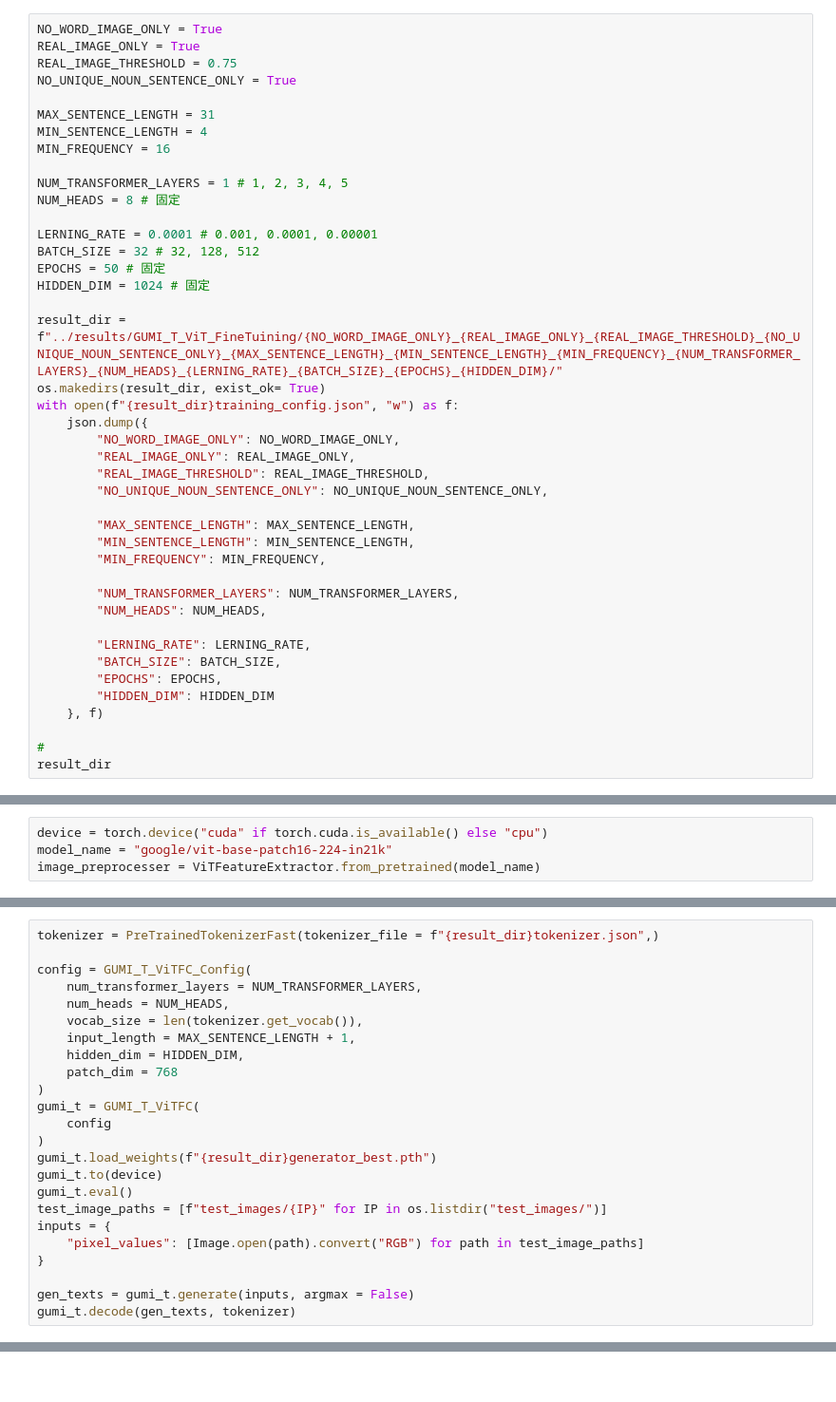
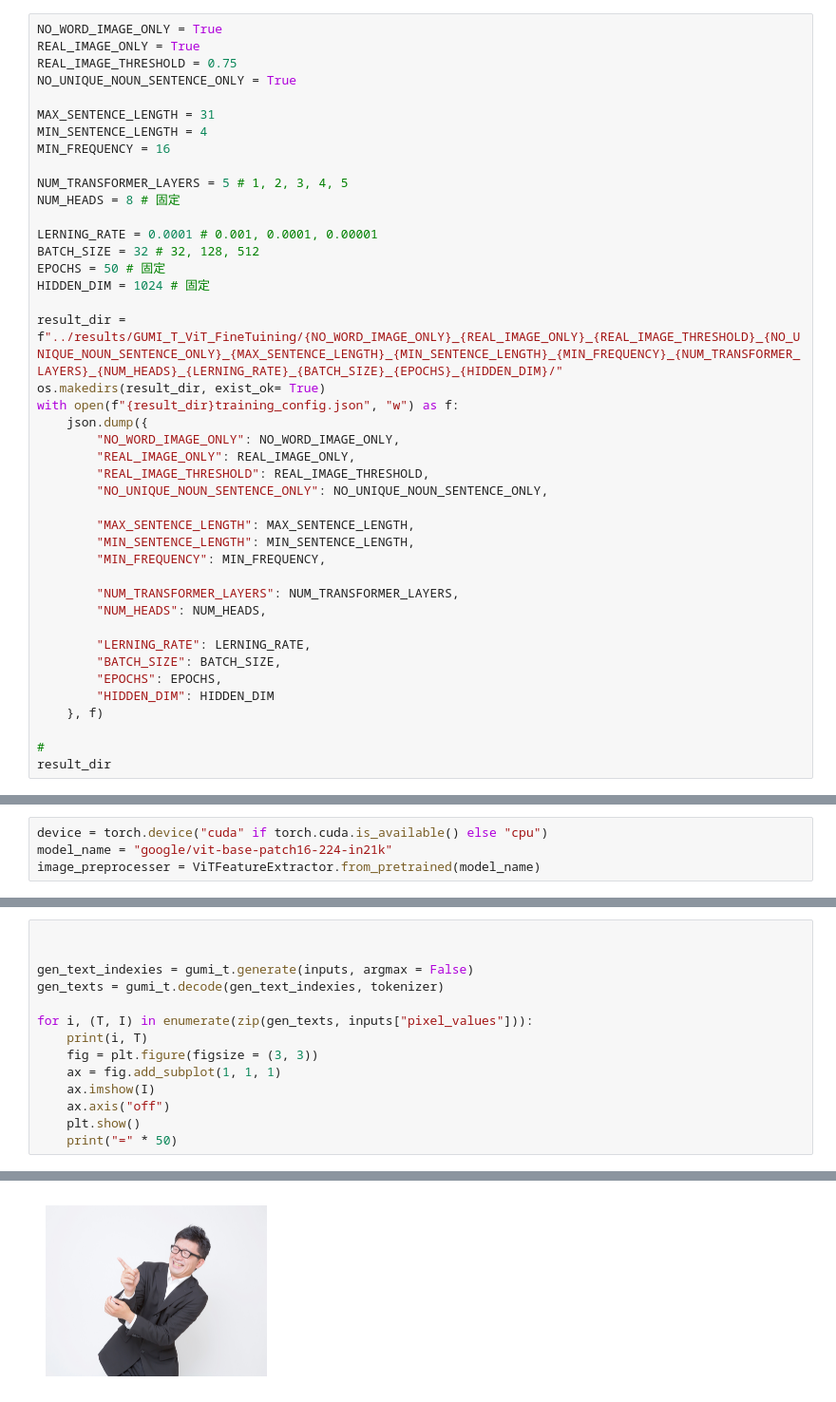
Before and after one commit to yryo1005/GUMI_T_Paper_programs, a Jupyter notebook: 006_training_GUMI_T_ViT_FineTuining.ipynb, the cells around one changed output, grey strips where cells are left out. Shown at 95% size. Cells and saved outputs as stored; diff of their text form.

```diff
--- a/006_training_GUMI_T_ViT_FineTuining.ipynb
+++ b/006_training_GUMI_T_ViT_FineTuining.ipynb
@@ -36,7 +37,7 @@ MAX_SENTENCE_LENGTH = 31
 MIN_SENTENCE_LENGTH = 4
 MIN_FREQUENCY = 16
 
-NUM_TRANSFORMER_LAYERS = 1 # 1, 2, 3, 4, 5
+NUM_TRANSFORMER_LAYERS = 5 # 1, 2, 3, 4, 5
 NUM_HEADS = 8 # 固定
 
 LERNING_RATE = 0.0001 # 0.001, 0.0001, 0.00001
@@ -337,25 +367,15 @@ fig.savefig(f"{result_dir}train_history.png")
 # %%
-tokenizer = PreTrainedTokenizerFast(tokenizer_file = f"{result_dir}tokenizer.json",)
 
-config = GUMI_T_ViTFC_Config(
-    num_transformer_layers = NUM_TRANSFORMER_LAYERS,
-    num_heads = NUM_HEADS,
-    vocab_size = len(tokenizer.get_vocab()),
-    input_length = MAX_SENTENCE_LENGTH + 1,
-    hidden_dim = HIDDEN_DIM,
-    patch_dim = 768
-)
-gumi_t = GUMI_T_ViTFC(
-    config
-)
-gumi_t.load_weights(f"{result_dir}generator_best.pth")
-gumi_t.to(device)
-gumi_t.eval()
-test_image_paths = [f"test_images/{IP}" for IP in os.listdir("test_images/")]
-inputs = {
-    "pixel_values": [Image.open(path).convert("RGB") for path in test_image_paths]
-}
 
-gen_texts = gumi_t.generate(inputs, argmax = False)
-gumi_t.decode(gen_texts, tokenizer)
+gen_text_indexies = gumi_t.generate(inputs, argmax = False)
+gen_texts = gumi_t.decode(gen_text_indexies, tokenizer)
+
+for i, (T, I) in enumerate(zip(gen_texts, inputs["pixel_values"])):
+    print(i, T)
+    fig = plt.figure(figsize = (3, 3))
+    ax = fig.add_subplot(1, 1, 1)
+    ax.imshow(I)
+    ax.axis("off")
+    plt.show()
+    print("=" * 50)
 # %% [output]
@@ -381,0 +383 @@ gumi_t.decode(gen_texts, tokenizer)
+[figure, added]
```
Also changed, not shown: parts of 10 cells of this notebook, 7 other files.
